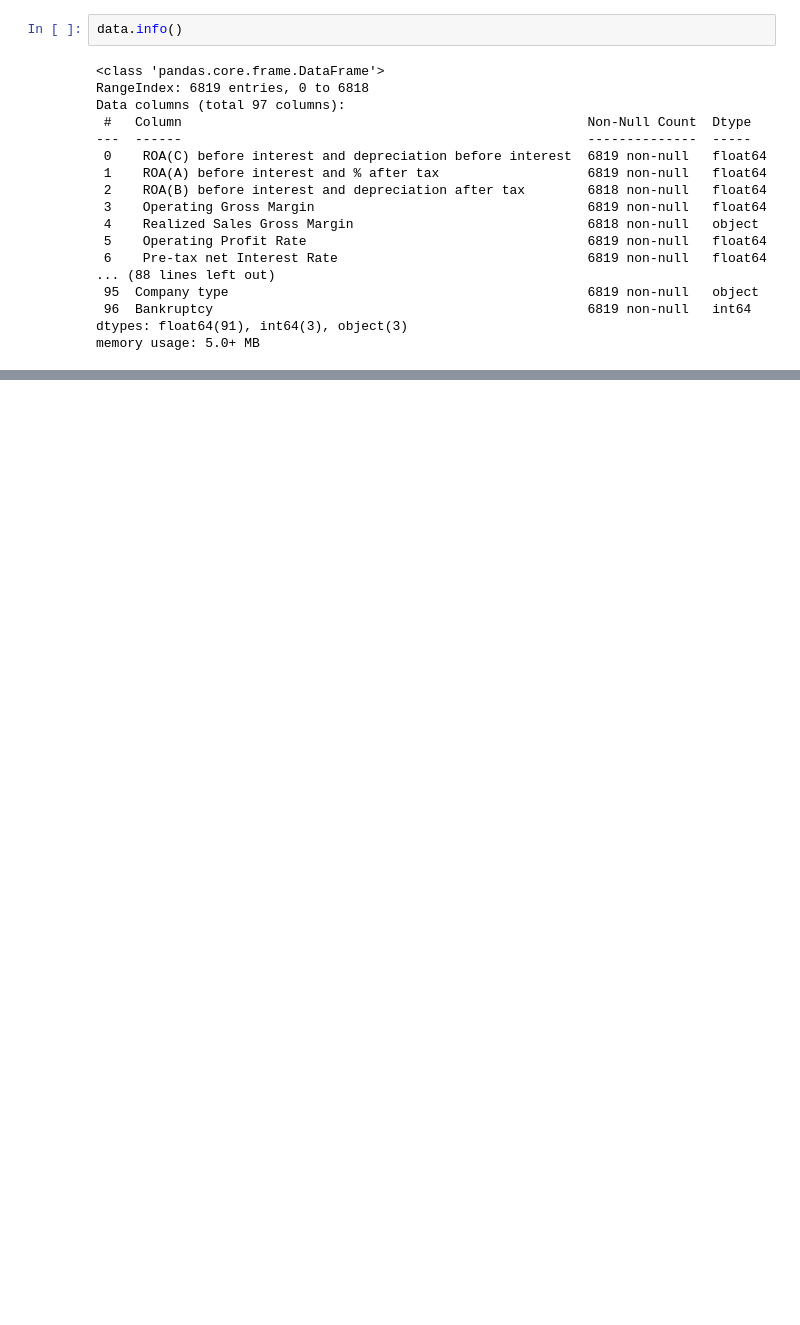
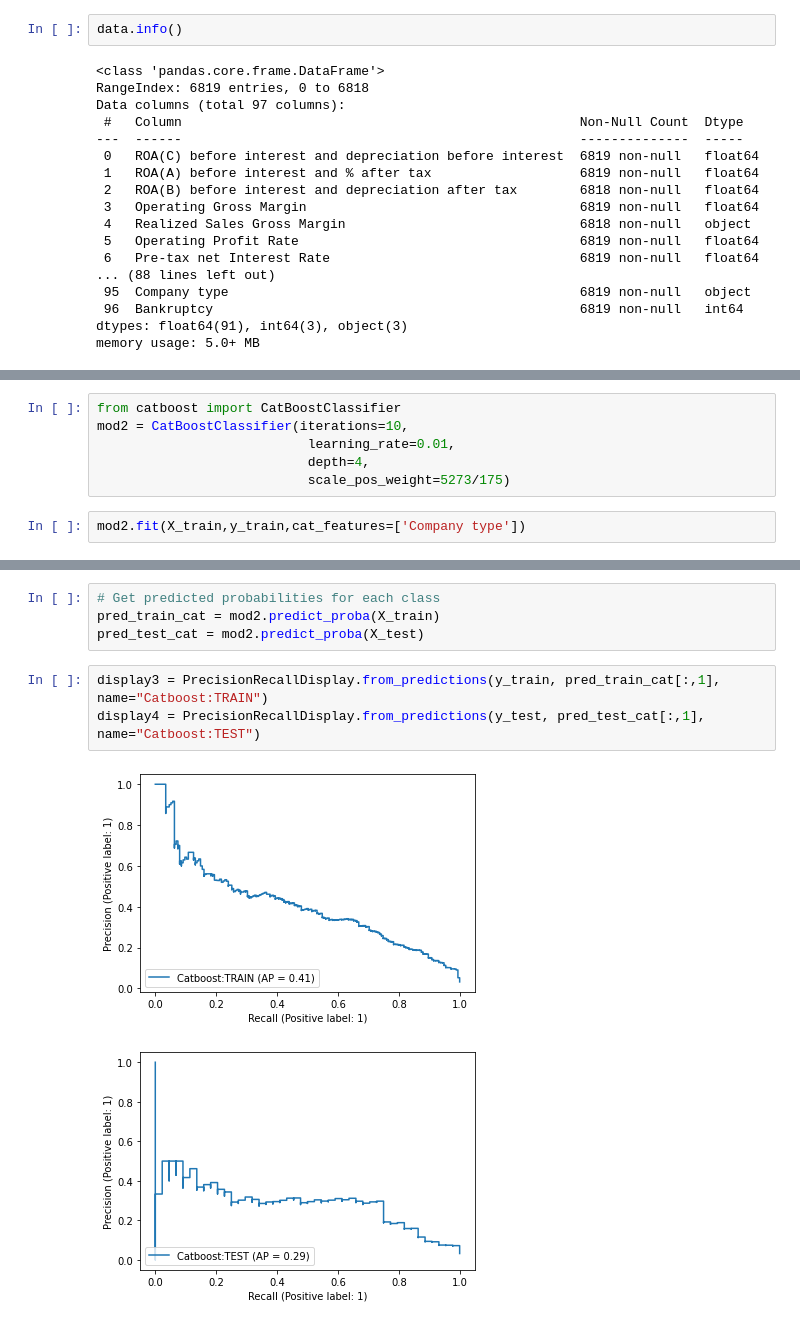
Before and after one commit to shoaibkhanz/bankruptcy_prediction, a Jupyter notebook: notebook/exploration.ipynb, the cells around one changed output, grey strips where cells are left out. Saved outputs shown, nothing was run; the diff lists cells and outputs as text; blank space fills up the shorter version.

```diff
--- a/notebook/exploration.ipynb
+++ b/notebook/exploration.ipynb
@@ -154,0 +312,8 @@ plot_bar(data_agg["values"],data_agg["perc%"], title="Bankruptcy")
+# %%
+from catboost import CatBoostClassifier
+mod2 = CatBoostClassifier(iterations=10,
+                           learning_rate=0.01,
+                           depth=4,
+                           scale_pos_weight=5273/175)
+# %%
+mod2.fit(X_train,y_train,cat_features=['Company type'])
@@ -154,0 +332,10 @@ plot_bar(data_agg["values"],data_agg["perc%"], title="Bankruptcy")
+# %%
+# Get predicted probabilities for each class
+pred_train_cat = mod2.predict_proba(X_train)
+pred_test_cat = mod2.predict_proba(X_test)
+# %%
+display3 = PrecisionRecallDisplay.from_predictions(y_train, pred_train_cat[:,1], name="Catboost:TRAIN")
+display4 = PrecisionRecallDisplay.from_predictions(y_test, pred_test_cat[:,1], name="Catboost:TEST")
+# %% [output]
+[figure, added]
+[figure, added]
```
Also changed, not shown: parts of 43 cells of this notebook, 2 other files.
